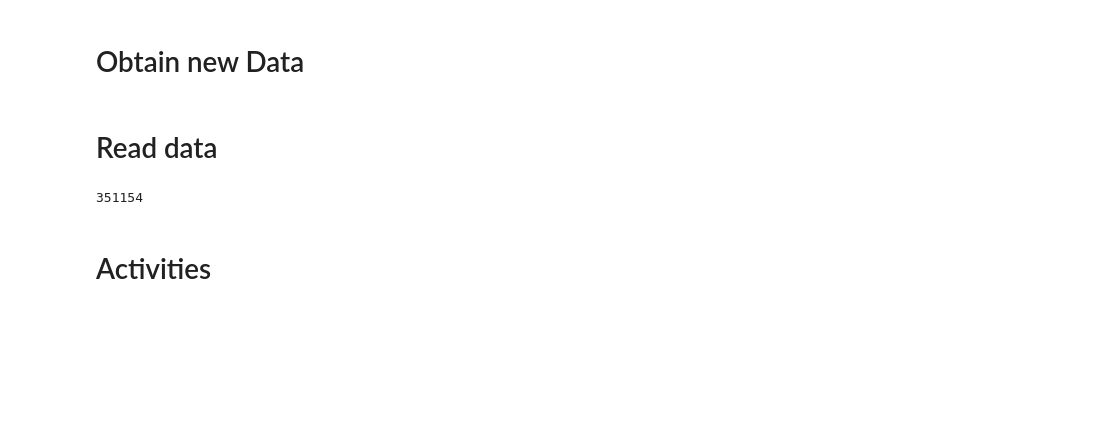
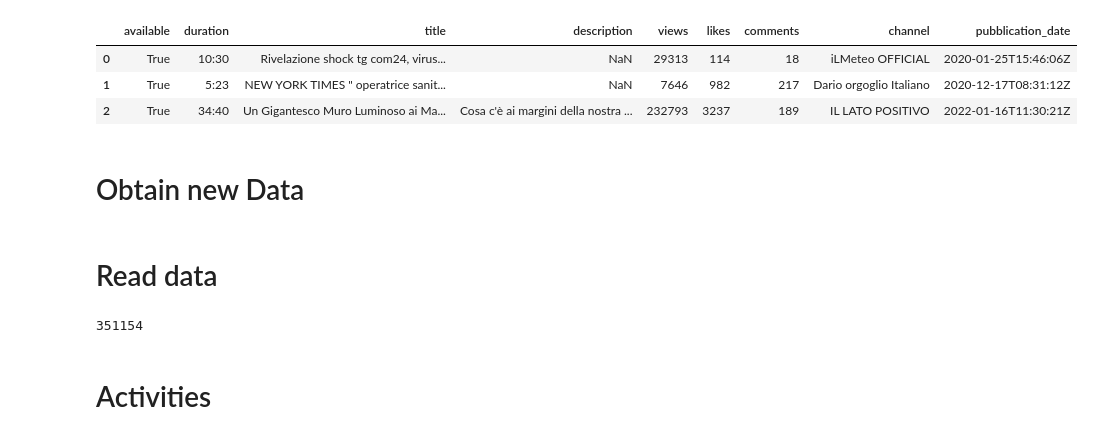
Before and after one commit to gi-ux/Vaccines_Discussion_Italy, a Jupyter notebook: Italian/notebook/4.Novax_users.ipynb, the cells around one changed output. Drawn from its saved outputs; the diff is of its cells as text; code cells hidden in the pictures; blank space fills up the shorter version.

Commit message:
Working on youtube

```diff
--- a/Italian/notebook/4.Novax_users.ipynb
+++ b/Italian/notebook/4.Novax_users.ipynb
@@ -1,3 +3,11 @@
+# %%
+df = pd.read_csv(r"../script_directory_output/youtube/prova_yt.csv")
+df
+# %% [output]
+|  | available | duration | title | description | views | likes | comments | channel | pubblication_date |
+| 0 | True | 10:30 | Rivelazione shock tg com24, virus... | NaN | 29313 | 114 | 18 | iLMeteo OFFICIAL | 2020-01-25T15:46:06Z |
+| 1 | True | 5:23 | NEW YORK TIMES " operatrice sanit... | NaN | 7646 | 982 | 217 | Dario orgoglio Italiano | 2020-12-17T08:31:12Z |
+| 2 | True | 34:40 | Un Gigantesco Muro Luminoso ai Ma... | Cosa c'è ai margini della nostra ... | 232793 | 3237 | 189 | IL LATO POSITIVO | 2022-01-16T11:30:21Z |
 # %%
 import importlib
 
```
Also changed, not shown: parts of 2 cells of this notebook, 5 other files.
